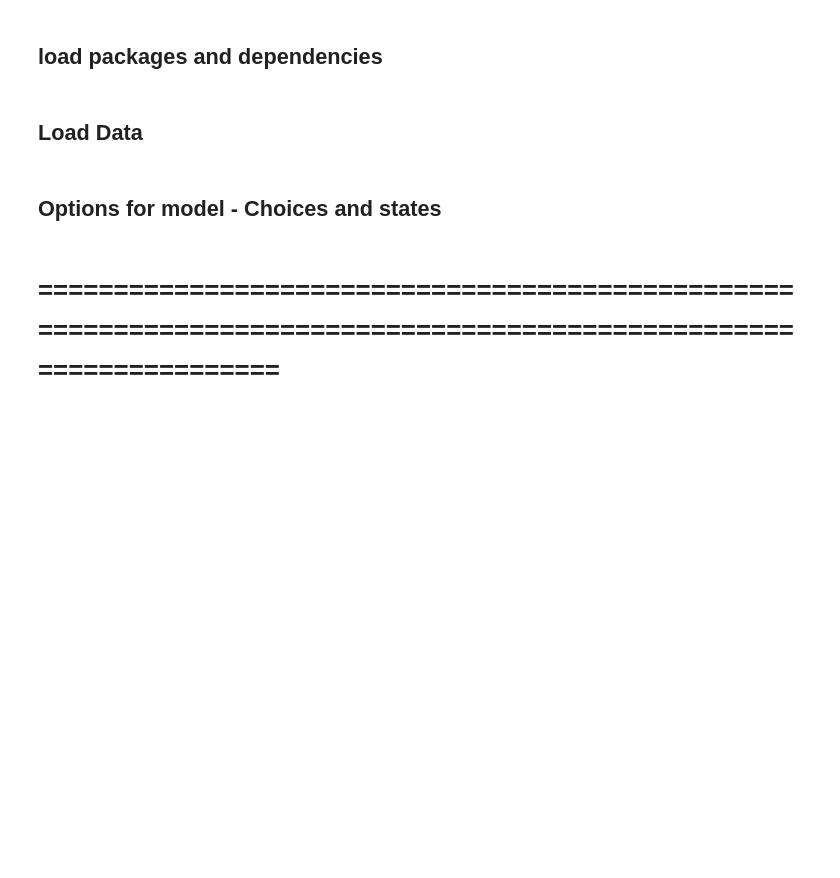
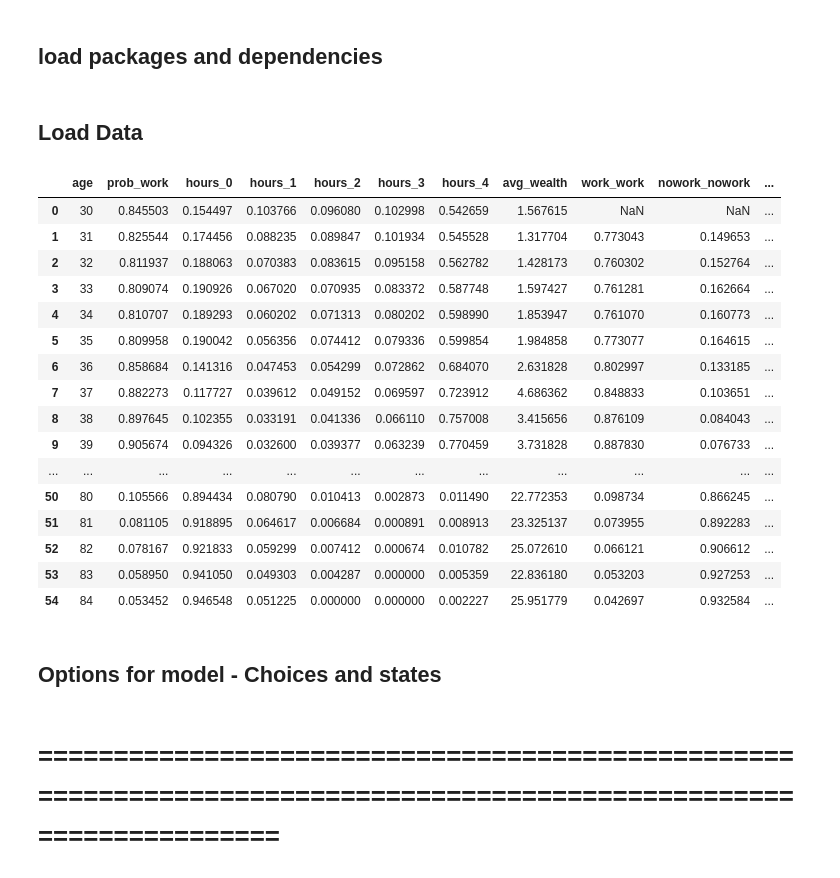
Before and after one commit to LarsenFred/Thesis, a Jupyter notebook: edu3/initial_model_edu3.ipynb, the cells around one changed output. Drawn from its saved outputs; the diff is of its cells as text; code cells hidden in the pictures; blank space fills up the shorter version.

```diff
--- a/edu3/initial_model_edu3.ipynb
+++ b/edu3/initial_model_edu3.ipynb
@@ -62,22 +63,41 @@ jax.config.update("jax_enable_x64", True)
 # %%
 # Read CSV
 df_edu = pd.read_csv(FILE_UDD3)
 # read mortality and discard seoncd and third column
 df_mort = pd.read_excel(Mortality, sheet_name="DOD", usecols=[0, 3])
 
 # 2) standardize colomn name and remove _FREQ_ column
 for df in (df_edu, df_edu, df_edu):
     # Rename ALDER → age
     if "ALDER" in df.columns:
         df.rename(columns={"ALDER": "age"}, inplace=True)
     # Remove _FREQ_-column if it exists
     if "_FREQ_" in df.columns:
         df.drop(columns=["_FREQ_"], inplace=True)
 
 
 
+
 # 4) (Valgfrit) Kontrolprint
-#df_edu
+df_edu
+# %% [output]
+|  | age | prob_work | hours_0 | hours_1 | hours_2 | hours_3 | hours_4 | avg_wealth | work_work | nowork_nowork | ... |
+| 0 | 30 | 0.845503 | 0.154497 | 0.103766 | 0.096080 | 0.102998 | 0.542659 | 1.567615 | NaN | NaN | ... |
+| 1 | 31 | 0.825544 | 0.174456 | 0.088235 | 0.089847 | 0.101934 | 0.545528 | 1.317704 | 0.773043 | 0.149653 | ... |
+| 2 | 32 | 0.811937 | 0.188063 | 0.070383 | 0.083615 | 0.095158 | 0.562782 | 1.428173 | 0.760302 | 0.152764 | ... |
+| 3 | 33 | 0.809074 | 0.190926 | 0.067020 | 0.070935 | 0.083372 | 0.587748 | 1.597427 | 0.761281 | 0.162664 | ... |
+| 4 | 34 | 0.810707 | 0.189293 | 0.060202 | 0.071313 | 0.080202 | 0.598990 | 1.853947 | 0.761070 | 0.160773 | ... |
+| 5 | 35 | 0.809958 | 0.190042 | 0.056356 | 0.074412 | 0.079336 | 0.599854 | 1.984858 | 0.773077 | 0.164615 | ... |
+| 6 | 36 | 0.858684 | 0.141316 | 0.047453 | 0.054299 | 0.072862 | 0.684070 | 2.631828 | 0.802997 | 0.133185 | ... |
+| 7 | 37 | 0.882273 | 0.117727 | 0.039612 | 0.049152 | 0.069597 | 0.723912 | 4.686362 | 0.848833 | 0.103651 | ... |
+| 8 | 38 | 0.897645 | 0.102355 | 0.033191 | 0.041336 | 0.066110 | 0.757008 | 3.415656 | 0.876109 | 0.084043 | ... |
+| 9 | 39 | 0.905674 | 0.094326 | 0.032600 | 0.039377 | 0.063239 | 0.770459 | 3.731828 | 0.887830 | 0.076733 | ... |
+| ... | ... | ... | ... | ... | ... | ... | ... | ... | ... | ... | ... |
+| 50 | 80 | 0.105566 | 0.894434 | 0.080790 | 0.010413 | 0.002873 | 0.011490 | 22.772353 | 0.098734 | 0.866245 | ... |
+| 51 | 81 | 0.081105 | 0.918895 | 0.064617 | 0.006684 | 0.000891 | 0.008913 | 23.325137 | 0.073955 | 0.892283 | ... |
+| 52 | 82 | 0.078167 | 0.921833 | 0.059299 | 0.007412 | 0.000674 | 0.010782 | 25.072610 | 0.066121 | 0.906612 | ... |
+| 53 | 83 | 0.058950 | 0.941050 | 0.049303 | 0.004287 | 0.000000 | 0.005359 | 22.836180 | 0.053203 | 0.927253 | ... |
+| 54 | 84 | 0.053452 | 0.946548 | 0.051225 | 0.000000 | 0.000000 | 0.002227 | 25.951779 | 0.042697 | 0.932584 | ... |
 # %% [markdown]
 ## Options for model - Choices and states
 # %%
```
Also changed, not shown: parts of 12 cells of this notebook, 18 other files.
